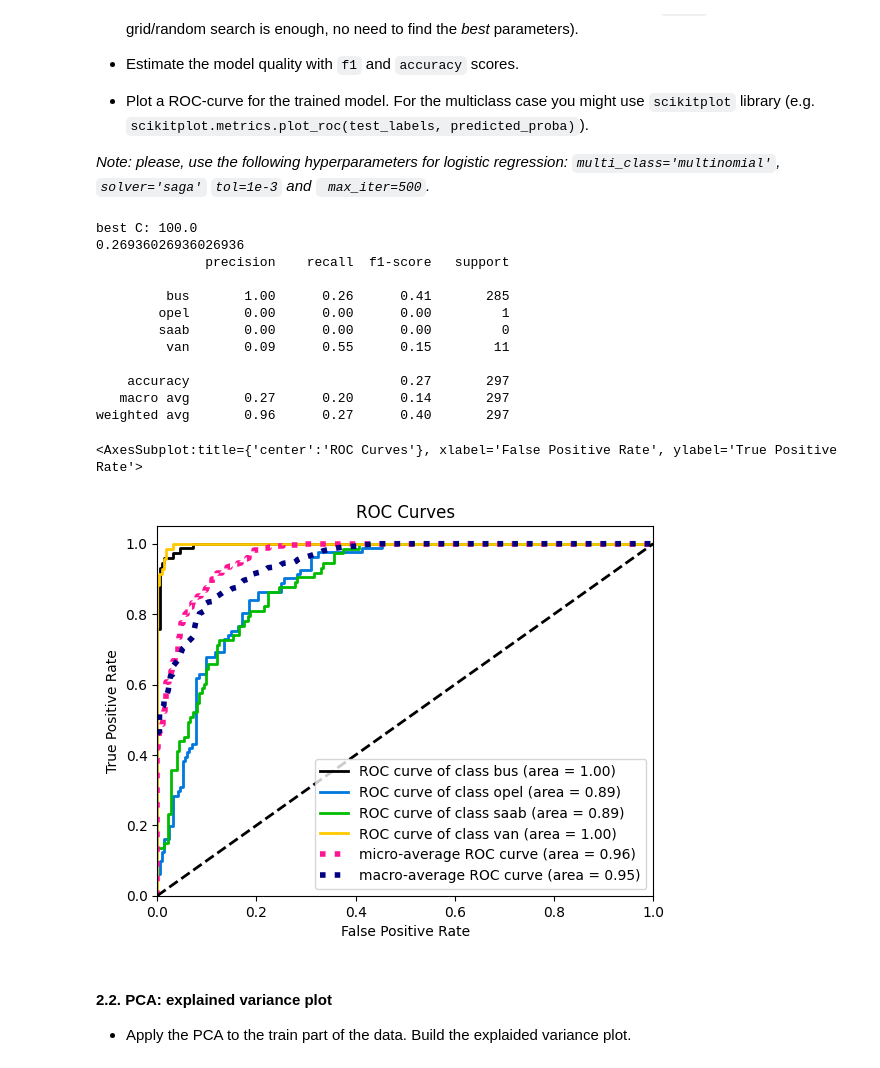
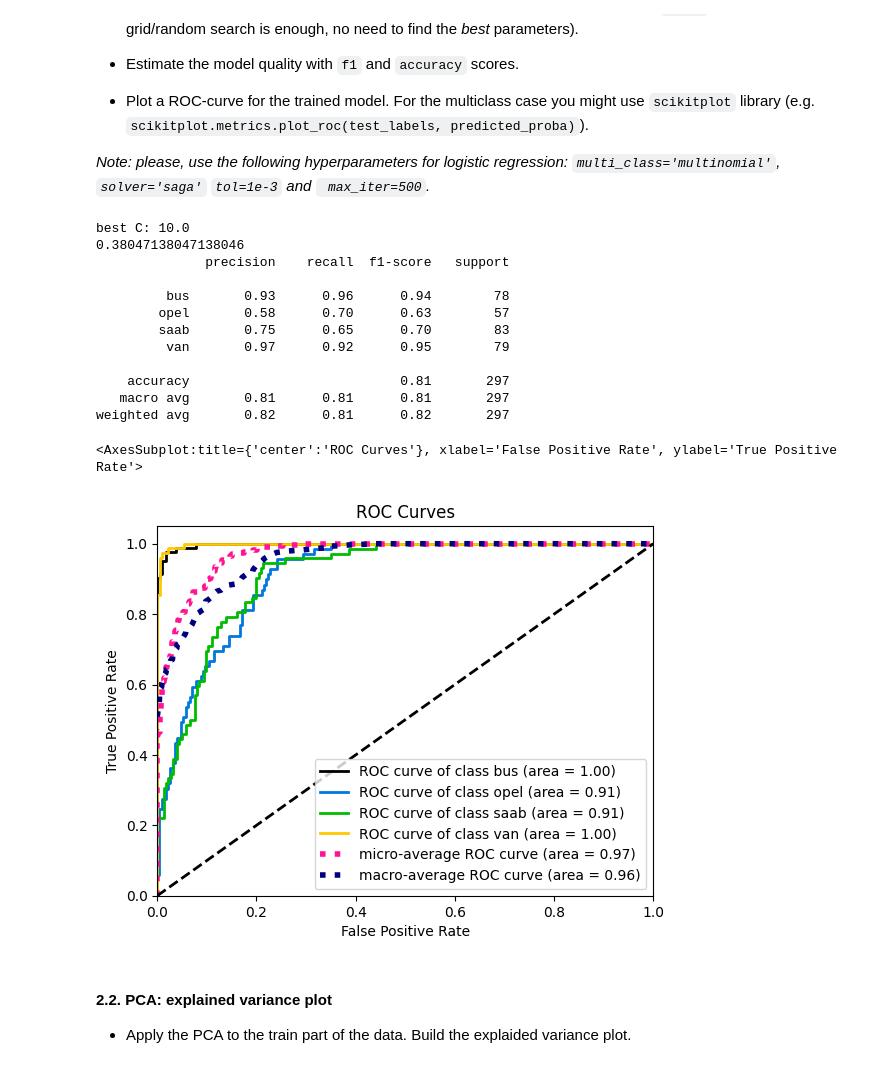
Before and after one commit to georgynemirovsky/gosha-programming-practice-7sem, a Jupyter notebook: labs/lab1/lab01_part2_ml_pipeline.ipynb, the cells around one changed output. Drawn from its saved outputs; the diff is of its cells as text; code cells hidden in the pictures.

```diff
--- a/labs/lab1/lab01_part2_ml_pipeline.ipynb
+++ b/labs/lab1/lab01_part2_ml_pipeline.ipynb
@@ -166,43 +165,43 @@ None
 # %%
 from sklearn.linear_model import LogisticRegressionCV
 from sklearn.pipeline import make_pipeline
 from sklearn.preprocessing import StandardScaler, label_binarize
 from sklearn.metrics import classification_report
 from scikitplot.metrics import plot_roc
 
 import warnings
 warnings.filterwarnings("ignore")
 
 
-logreg = LogisticRegressionCV(Cs=np.logspace(-3, 3, 7), multi_class='multinomial', solver='saga', tol=1e-3, max_iter=500)
+logreg = LogisticRegressionCV(Cs=np.logspace(-3, 3, 7), multi_class='multinomial', solver='saga', tol=1e-3, max_iter=500, scoring='accuracy')
 
 clf = make_pipeline(StandardScaler(), logreg)
 clf.fit(X_train, y_train)
 print(f"best C: {logreg.C_[0]}")
 
-y_pred = pd.DataFrame(logreg.predict(X_test))
+y_pred = pd.DataFrame(clf.predict(X_test))
 print(logreg.score(X_test, y_test))
 print(classification_report(y_pred, y_test))
 
-y_test_bin = label_binarize(y_test, classes= np.unique(y_test))
+
 y_pred_proba = clf.predict_proba(X_test)
 
 plot_roc(y_test, y_pred_proba)
 # %% [output]
-best C: 100.0
-0.26936026936026936
+best C: 10.0
+0.38047138047138046
               precision    recall  f1-score   support
 
-         bus       1.00      0.26      0.41       285
-        opel       0.00      0.00      0.00         1
-        saab       0.00      0.00      0.00         0
-         van       0.09      0.55      0.15        11
+         bus       0.93      0.96      0.94        78
+        opel       0.58      0.70      0.63        57
+        saab       0.75      0.65      0.70        83
+         van       0.97      0.92      0.95        79
 
-    accuracy                           0.27       297
-   macro avg       0.27      0.20      0.14       297
-weighted avg       0.96      0.27      0.40       297
+    accuracy                           0.81       297
+   macro avg       0.81      0.81      0.81       297
+weighted avg       0.82      0.81      0.82       297
 <AxesSubplot:title={'center':'ROC Curves'}, xlabel='False Positive Rate', ylabel='True Positive Rate'>
-[figure, old version]
+[figure, new version]
 # %%
 # You might use this command to install scikit-plot.
 # Warning, if you a running locally, don't call pip from within jupyter, call it from terminal in the corresponding
```
Also changed, not shown: parts of 8 cells of this notebook, 1 other file.
